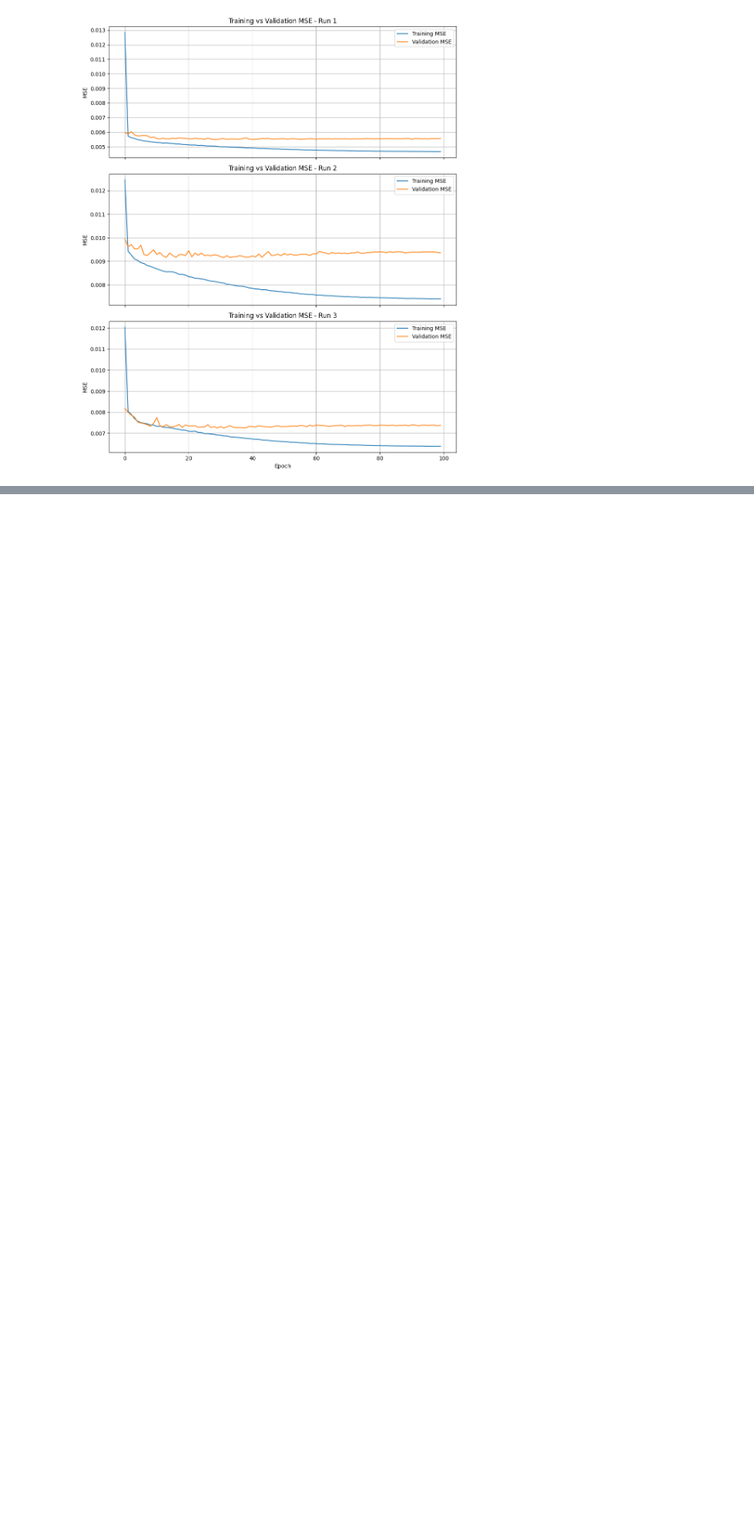
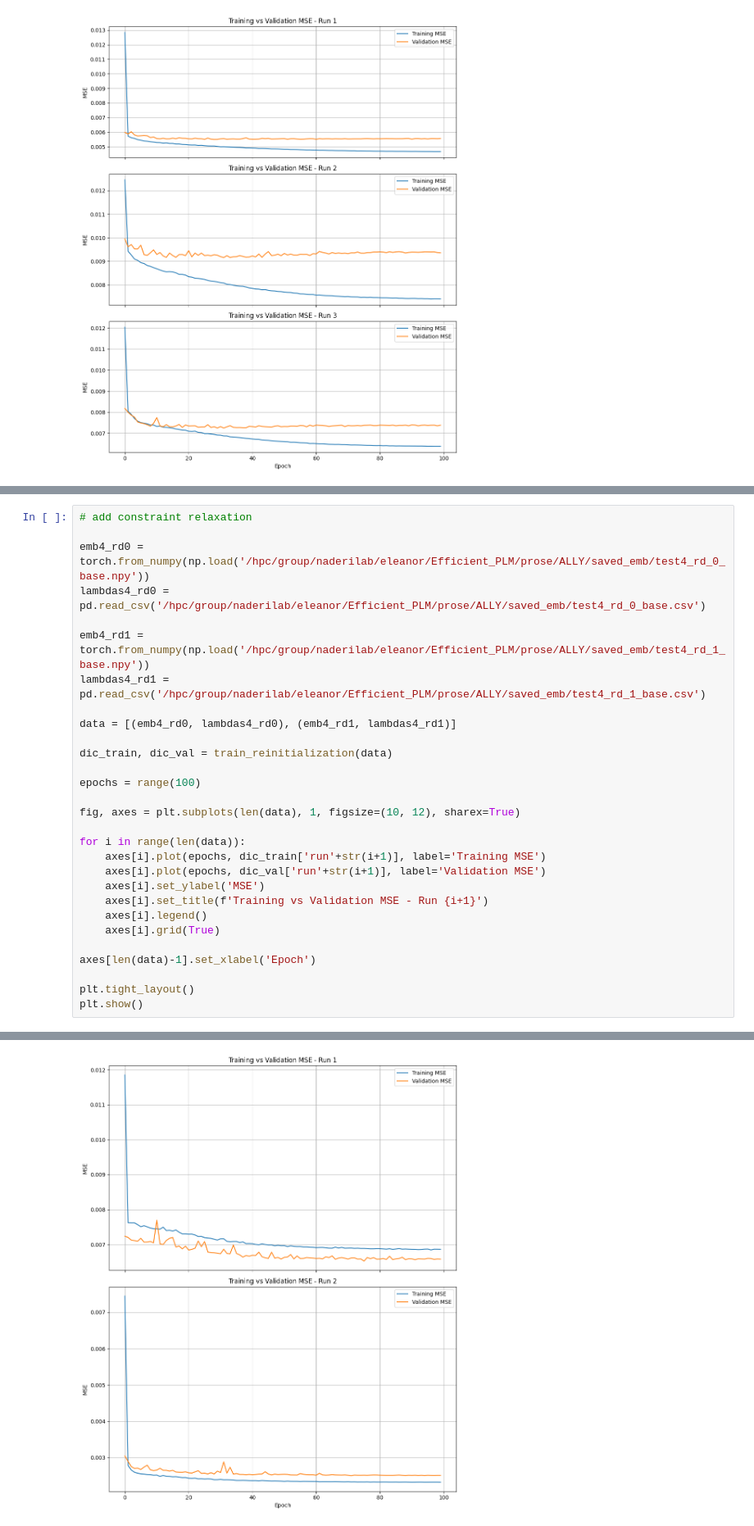
Before and after one commit to yutiachen5/Efficient_PLM_public, a Jupyter notebook: lambda_net.ipynb, the cells around one changed output, grey strips where cells are left out. Shown at 82% size. Drawn from its saved outputs; the diff is of its cells as text; blank space fills up the shorter version.

```diff
--- a/lambda_net.ipynb
+++ b/lambda_net.ipynb
@@ -296,0 +408,30 @@ Epoch 91 | training MSE: 0.006390 | validation MSE: 0.007397
+# %%
+# add constraint relaxation
+
+emb4_rd0 = torch.from_numpy(np.load('/hpc/group/naderilab/eleanor/Efficient_PLM/prose/ALLY/saved_emb/test4_rd_0_base.npy'))
+lambdas4_rd0 = pd.read_csv('/hpc/group/naderilab/eleanor/Efficient_PLM/prose/ALLY/saved_emb/test4_rd_0_base.csv')
+
+emb4_rd1 = torch.from_numpy(np.load('/hpc/group/naderilab/eleanor/Efficient_PLM/prose/ALLY/saved_emb/test4_rd_1_base.npy'))
+lambdas4_rd1 = pd.read_csv('/hpc/group/naderilab/eleanor/Efficient_PLM/prose/ALLY/saved_emb/test4_rd_1_base.csv')
+
+data = [(emb4_rd0, lambdas4_rd0), (emb4_rd1, lambdas4_rd1)]
+
+dic_train, dic_val = train_reinitialization(data)
+
+epochs = range(100)
+
+fig, axes = plt.subplots(len(data), 1, figsize=(10, 12), sharex=True)
+
+for i in range(len(data)):
+    axes[i].plot(epochs, dic_train['run'+str(i+1)], label='Training MSE')
+    axes[i].plot(epochs, dic_val['run'+str(i+1)], label='Validation MSE')
+    axes[i].set_ylabel('MSE')
+    axes[i].set_title(f'Training vs Validation MSE - Run {i+1}')
+    axes[i].legend()
+    axes[i].grid(True)
+
+axes[len(data)-1].set_xlabel('Epoch')
+
+plt.tight_layout()
+plt.show()
+# %% [output]
@@ -296,0 +455 @@ Epoch 91 | training MSE: 0.006390 | validation MSE: 0.007397
+[figure, added]
```
Also changed, not shown: parts of 6 cells of this notebook, 2 other files.
